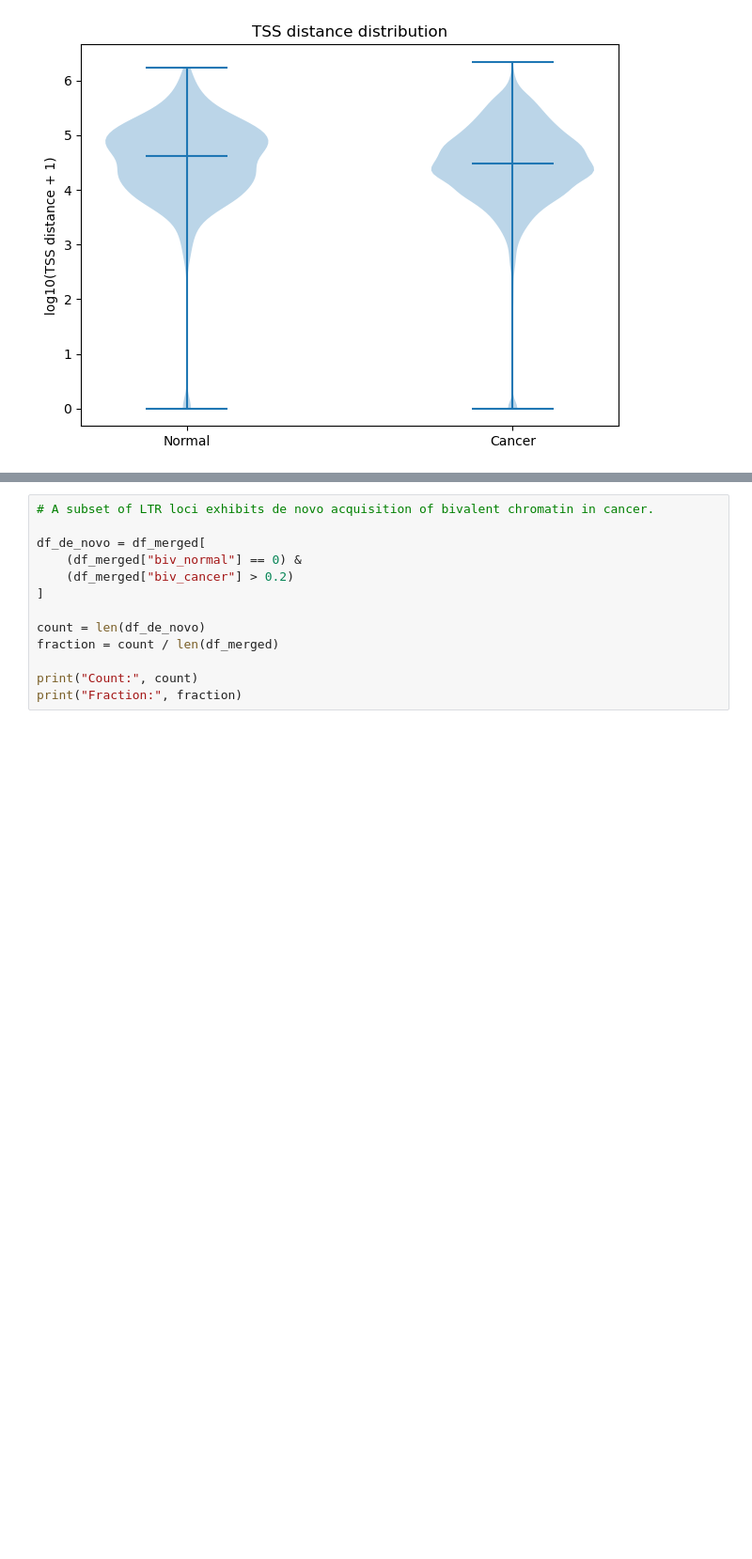
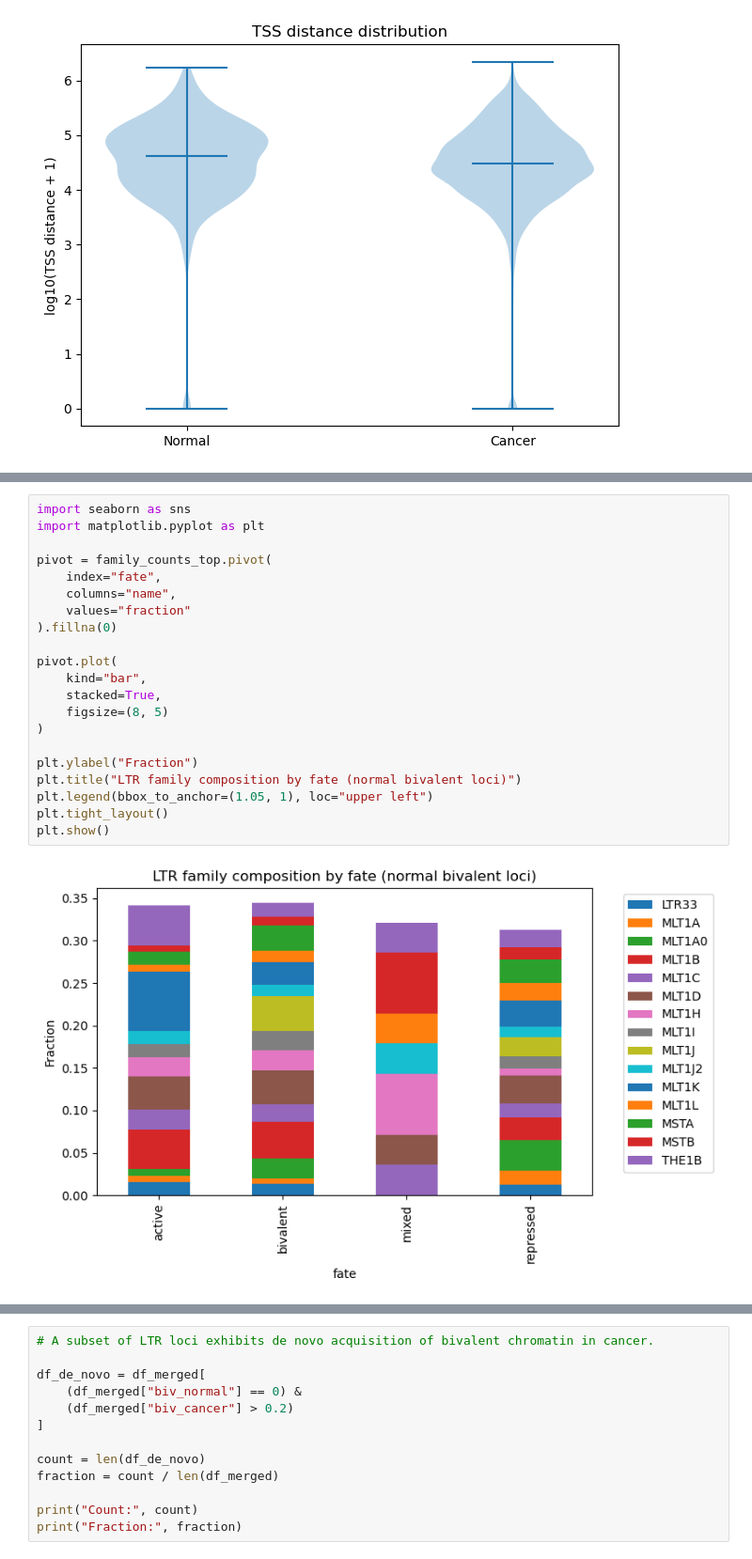
Before and after one commit to caocao0525/HERV, a Jupyter notebook: herv_util_test.ipynb, the cells around one changed output, grey strips where cells are left out. Shown at 94% size. Cells and saved outputs as stored; diff of their text form; blank space fills up the shorter version.

```diff
--- a/herv_util_test.ipynb
+++ b/herv_util_test.ipynb
@@ -998,0 +1074,23 @@ plot_tss_distance_violin(biv_normal_annot, biv_cancer_annot)
+# %%
+import seaborn as sns
+import matplotlib.pyplot as plt
+
+pivot = family_counts_top.pivot(
+    index="fate",
+    columns="name",
+    values="fraction"
+).fillna(0)
+
+pivot.plot(
+    kind="bar",
+    stacked=True,
+    figsize=(8, 5)
+)
+
+plt.ylabel("Fraction")
+plt.title("LTR family composition by fate (normal bivalent loci)")
+plt.legend(bbox_to_anchor=(1.05, 1), loc="upper left")
+plt.tight_layout()
+plt.show()
+# %% [output]
+[figure, added]
```
Also changed, not shown: parts of 19 cells of this notebook.
